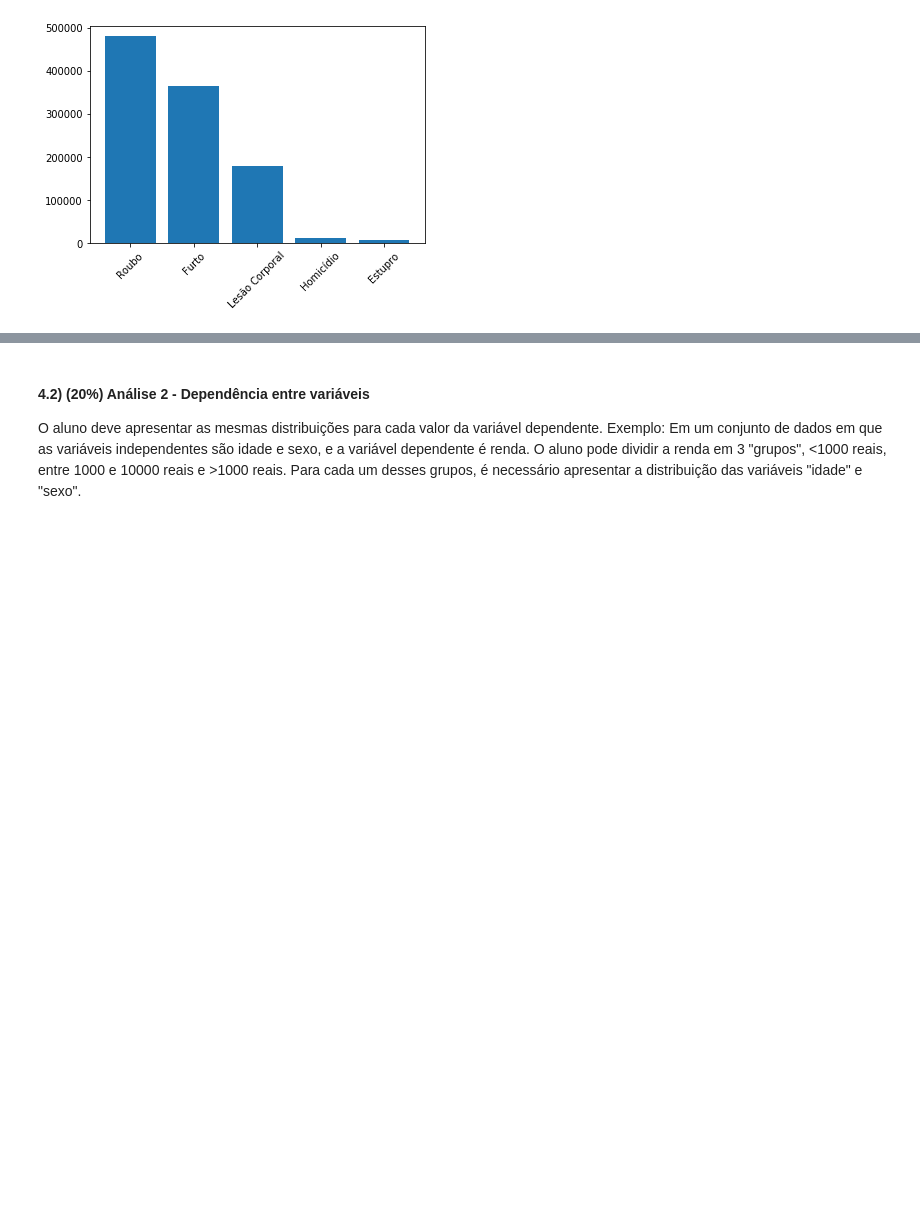
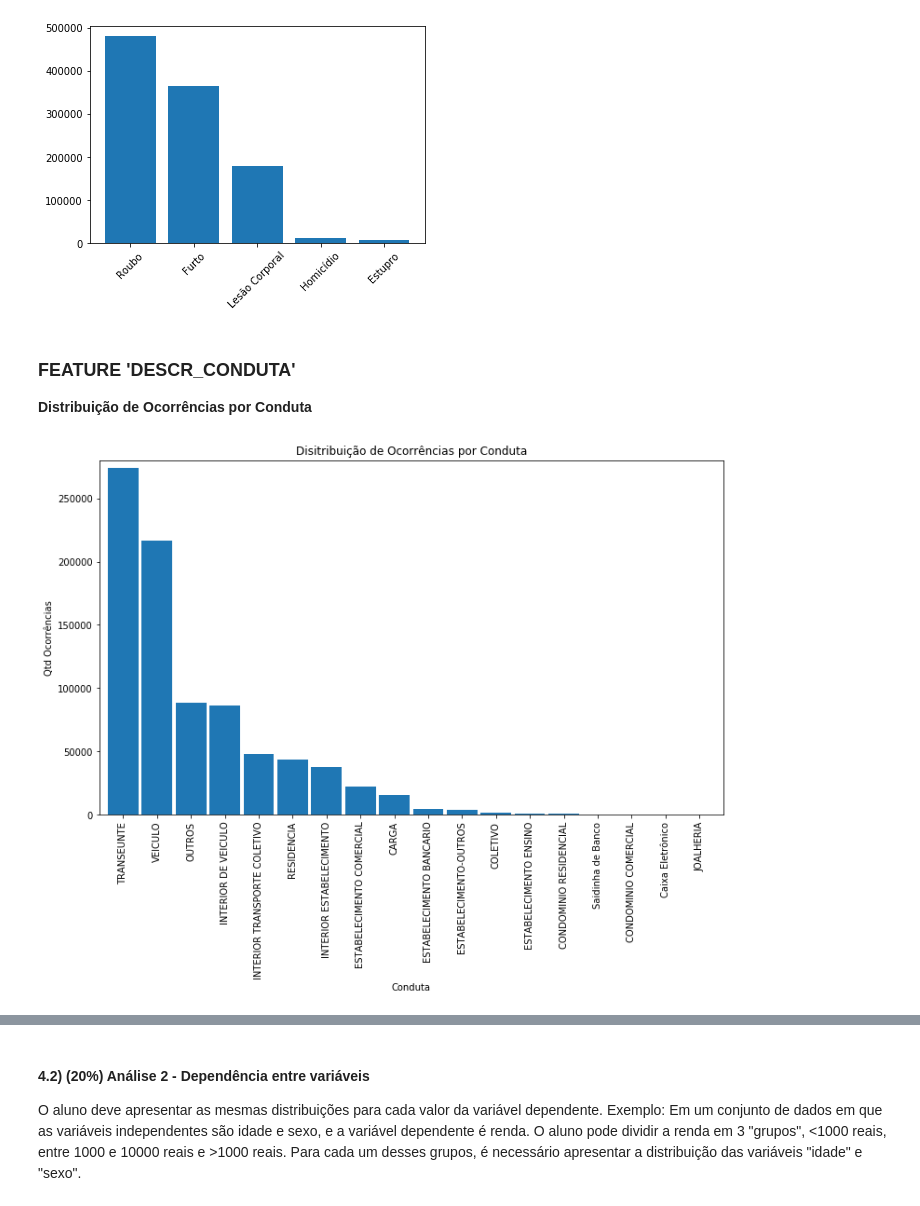
Before and after one commit to PedroHJSantos/aed_projeto_1, a Jupyter notebook: template.ipynb, the cells around one changed output, grey strips where cells are left out. Cells and saved outputs as stored; diff of their text form; code cells hidden in the pictures; blank space fills up the shorter version.

Commit message:
Distribuição valores ('CONDUTA', 'LOCAL', 'TIPO_PESSOA')

```diff
--- a/template.ipynb
+++ b/template.ipynb
@@ -569,3 +569,16 @@ plt.xticks(rotation=45)
 plt.show()
 # %% [output]
 [figure]
+# %% [markdown]
+### FEATURE 'DESCR_CONDUTA'
+
+**Distribuição de Ocorrências por Conduta**
+# %%
+df['DESCR_CONDUTA'].value_counts().plot.bar(width=0.9, figsize=(12,7))
+plt.xlabel('Conduta')
+plt.ylabel('Qtd Ocorrências')
+plt.title('Disitribuição de Ocorrências por Conduta')
+plt.ylim(0, 280000)
+plt.show()
+# %% [output]
+[figure, added]
```
Also changed, not shown: parts of 4 cells of this notebook.
